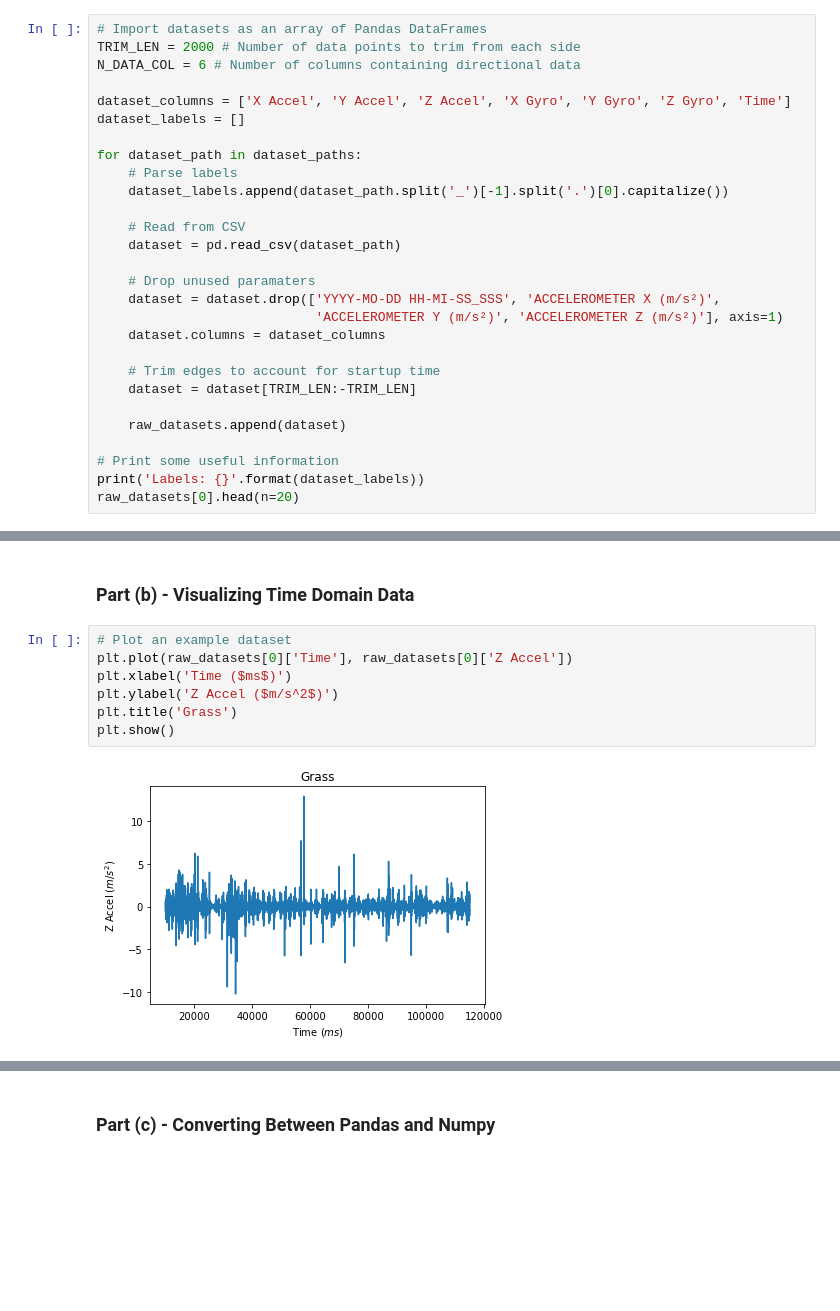
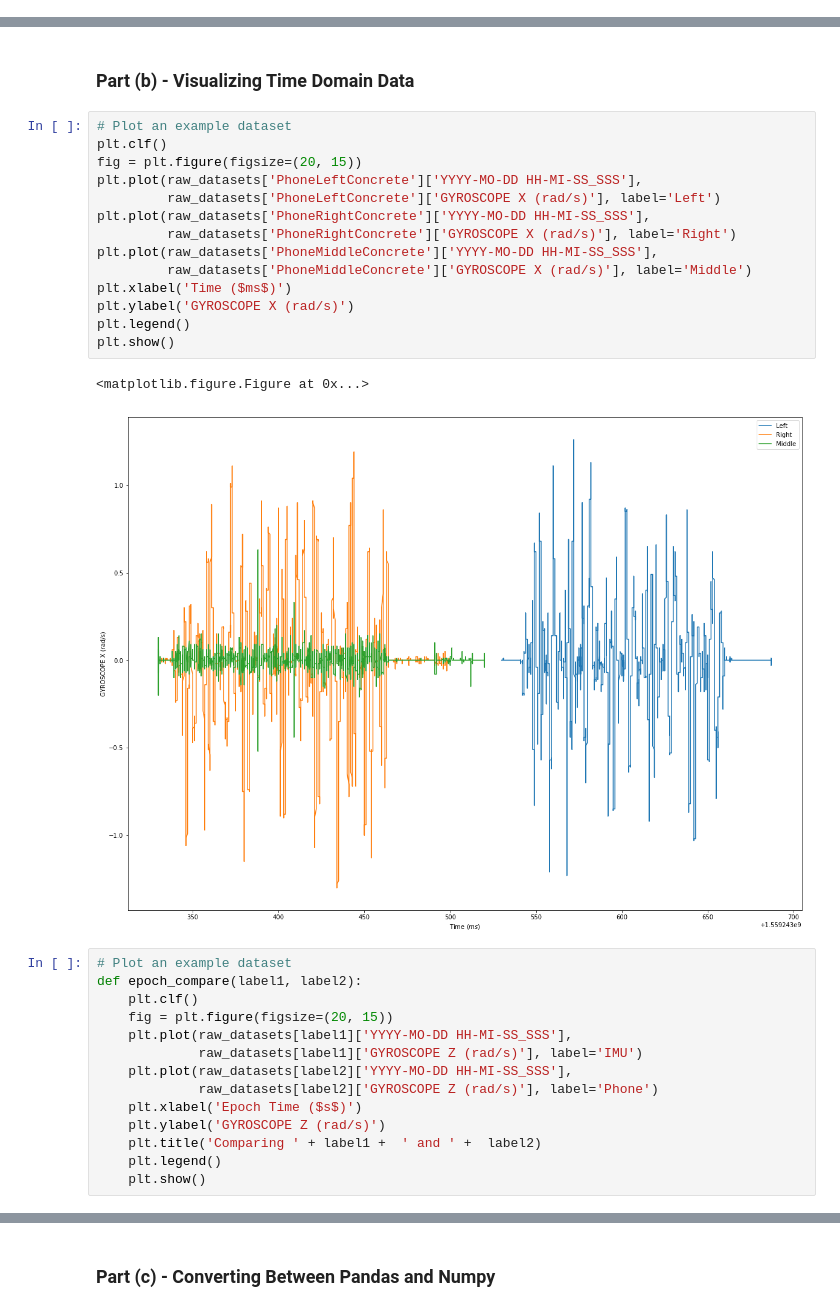
Before and after one commit to KeenanMcConkey/Wheelchair-Terrain-Classification, a Jupyter notebook: TerrainClassification.ipynb, the cells around one changed output, grey strips where cells are left out. Drawn from its saved outputs; the diff is of its cells as text; blank space fills up the shorter version.

Commit message:
Convert to keys, start comparing phone data to imu

```diff
--- a/TerrainClassification.ipynb
+++ b/TerrainClassification.ipynb
@@ -38,28 +50,0 @@ dataset_paths
-# %%
-# Import datasets as an array of Pandas DataFrames
-TRIM_LEN = 2000 # Number of data points to trim from each side
-N_DATA_COL = 6 # Number of columns containing directional data
-
-dataset_columns = ['X Accel', 'Y Accel', 'Z Accel', 'X Gyro', 'Y Gyro', 'Z Gyro', 'Time']
-dataset_labels = []
-
-for dataset_path in dataset_paths:
-    # Parse labels
-    dataset_labels.append(dataset_path.split('_')[-1].split('.')[0].capitalize())
-
-    # Read from CSV
-    dataset = pd.read_csv(dataset_path)
-
-    # Drop unused paramaters
-    dataset = dataset.drop(['YYYY-MO-DD HH-MI-SS_SSS', 'ACCELEROMETER X (m/s²)',
-                            'ACCELEROMETER Y (m/s²)', 'ACCELEROMETER Z (m/s²)'], axis=1)
-    dataset.columns = dataset_columns
-
-    # Trim edges to account for startup time
-    dataset = dataset[TRIM_LEN:-TRIM_LEN]
-
-    raw_datasets.append(dataset)
-
-# Print some useful information
-print('Labels: {}'.format(dataset_labels))
-raw_datasets[0].head(n=20)
@@ -86,12 +125,34 @@ Labels: ['Grass', 'Sidewalk', 'Gravel', 'Concrete', 'Asphalt']
 It looks like the update rate of the IMU is non deterministic and lower than the rate the phone samples it at, i.e. the phone receives a non-deterministic number of sequential identical measurements from the IMU when polling at approx 200 Hz.
 # %% [markdown]
 ### Part (b) - Visualizing Time Domain Data
-# %%
-# Plot an example dataset
-plt.plot(raw_datasets[0]['Time'], raw_datasets[0]['Z Accel'])
-plt.xlabel('Time ($ms$)')
-plt.ylabel('Z Accel ($m/s^2$)')
-plt.title('Grass')
-plt.show()
-# %% [output]
-[figure, removed]
+# %%
+# Plot an example dataset
+plt.clf()
+fig = plt.figure(figsize=(20, 15))
+plt.plot(raw_datasets['PhoneLeftConcrete']['YYYY-MO-DD HH-MI-SS_SSS'],
+         raw_datasets['PhoneLeftConcrete']['GYROSCOPE X (rad/s)'], label='Left')
+plt.plot(raw_datasets['PhoneRightConcrete']['YYYY-MO-DD HH-MI-SS_SSS'],
+         raw_datasets['PhoneRightConcrete']['GYROSCOPE X (rad/s)'], label='Right')
+plt.plot(raw_datasets['PhoneMiddleConcrete']['YYYY-MO-DD HH-MI-SS_SSS'],
+         raw_datasets['PhoneMiddleConcrete']['GYROSCOPE X (rad/s)'], label='Middle')
+plt.xlabel('Time ($ms$)')
+plt.ylabel('GYROSCOPE X (rad/s)')
+plt.legend()
+plt.show()
+# %% [output]
+<matplotlib.figure.Figure at 0x...>
+[figure, added]
+# %%
+# Plot an example dataset
+def epoch_compare(label1, label2):
+    plt.clf()
+    fig = plt.figure(figsize=(20, 15))
+    plt.plot(raw_datasets[label1]['YYYY-MO-DD HH-MI-SS_SSS'],
+             raw_datasets[label1]['GYROSCOPE Z (rad/s)'], label='IMU')
+    plt.plot(raw_datasets[label2]['YYYY-MO-DD HH-MI-SS_SSS'],
+             raw_datasets[label2]['GYROSCOPE Z (rad/s)'], label='Phone')
+    plt.xlabel('Epoch Time ($s$)')
+    plt.ylabel('GYROSCOPE Z (rad/s)')
+    plt.title('Comparing ' + label1 +  ' and ' +  label2)
+    plt.legend()
+    plt.show()
```
Also changed, not shown: parts of 36 cells of this notebook, 36 other files.
